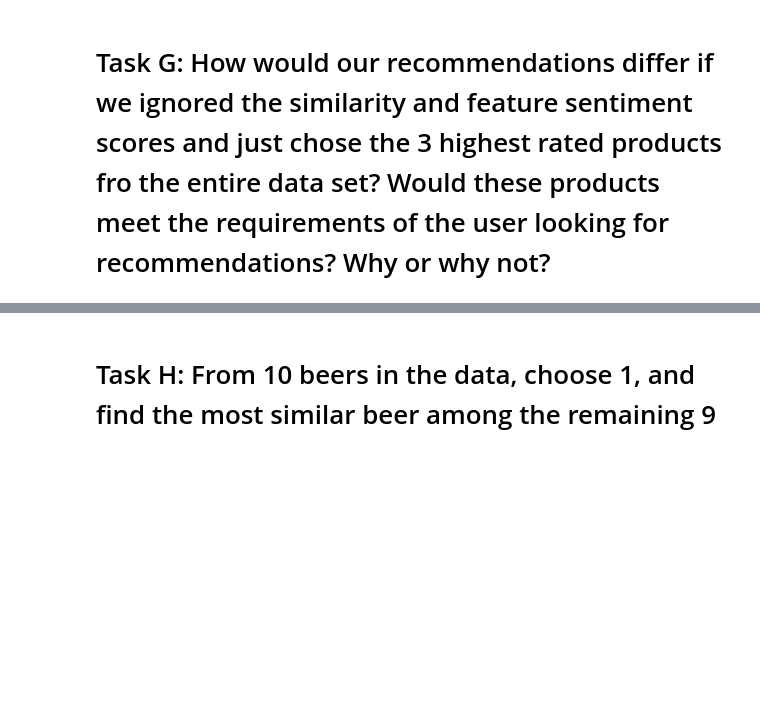
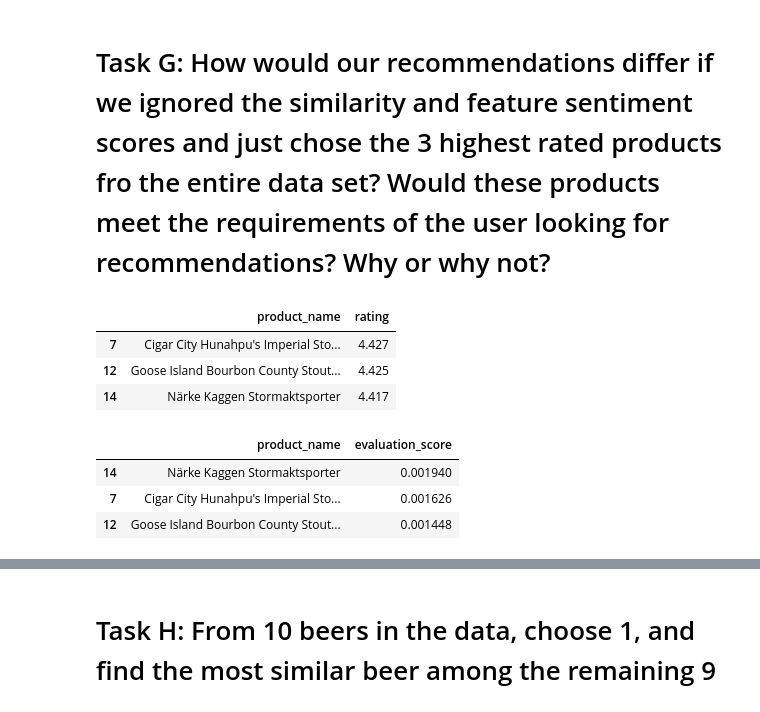
Before and after one commit to CarsonJMullen/Unstructured-Data-Analytics, a Jupyter notebook: Assignment 2/Crowdsourced Recommender System.ipynb, the cells around one changed output, grey strips where cells are left out. Cells and saved outputs as stored; diff of their text form; code cells hidden in the pictures; blank space fills up the shorter version.

```diff
--- a/Assignment 2/Crowdsourced Recommender System.ipynb
+++ b/Assignment 2/Crowdsourced Recommender System.ipynb
@@ -773,3 +778,21 @@ top_products
 # Task G: How would our recommendations differ if we ignored the similarity and feature sentiment scores and just chose the 3 highest rated products fro the entire data set? Would these products meet the requirements of the user looking for recommendations? Why or why not?
 # %%
 # Justify with analysis - use similarity and sentiment scores as well as overall ratings to answer this questions
+
+# Determine top 3 beers by average rating
+avg_ratings = df.groupby('product_name')['rating'].mean().reset_index()
+top_3_beers_by_rating = avg_ratings.sort_values(by = 'rating', ascending = False).head(3)
+top_3_beers_by_rating
+# %% [output]
+|  | product_name | rating |
+| 7 | Cigar City Hunahpu's Imperial Sto... | 4.427 |
+| 12 | Goose Island Bourbon County Stout... | 4.425 |
+| 14 | Närke Kaggen Stormaktsporter | 4.417 |
+# %%
+# Evaluation scores of top 3 beers by average rating
+top_products[top_products['product_name'].isin(top_3_beers_by_rating['product_name'])]
+# %% [output]
+|  | product_name | evaluation_score |
+| 14 | Närke Kaggen Stormaktsporter | 0.001940 |
+| 7 | Cigar City Hunahpu's Imperial Sto... | 0.001626 |
+| 12 | Goose Island Bourbon County Stout... | 0.001448 |
```
Also changed, not shown: parts of 5 cells of this notebook.
